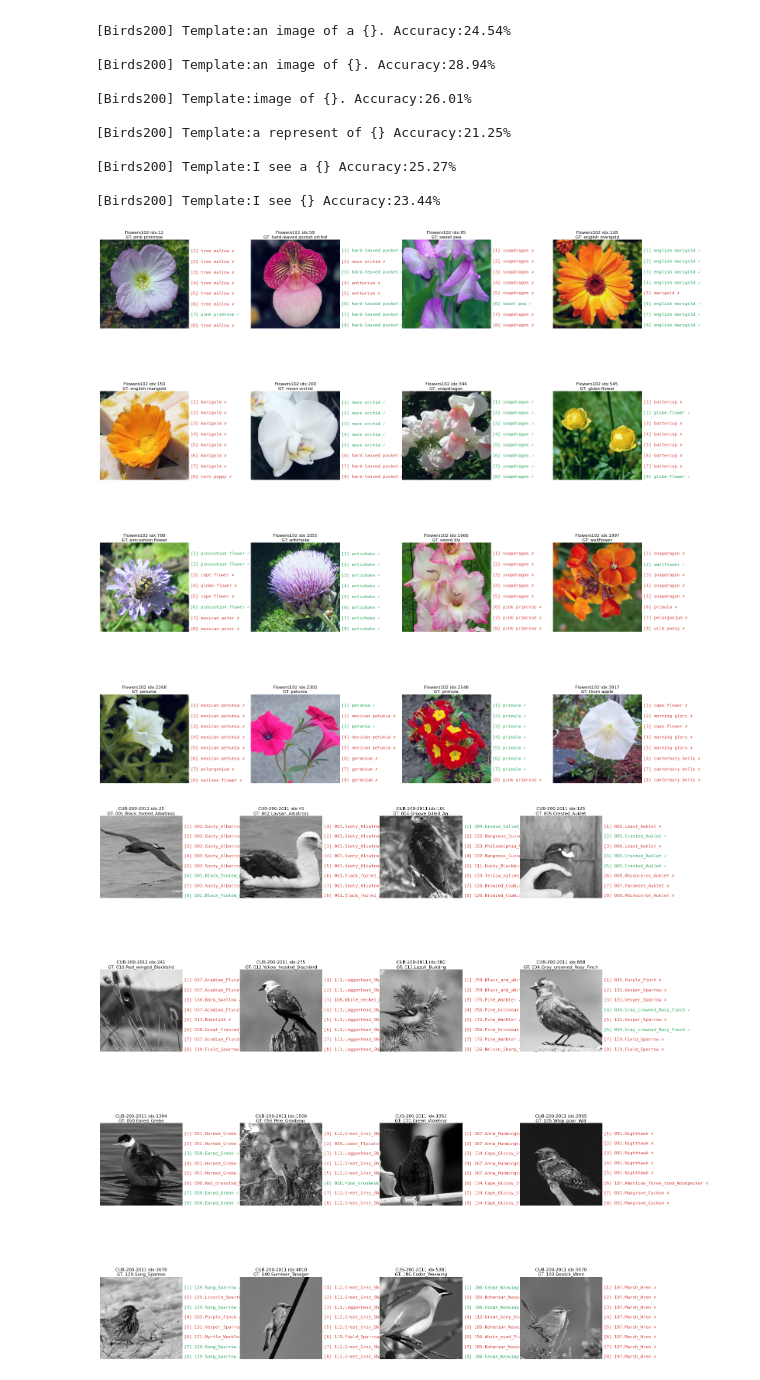
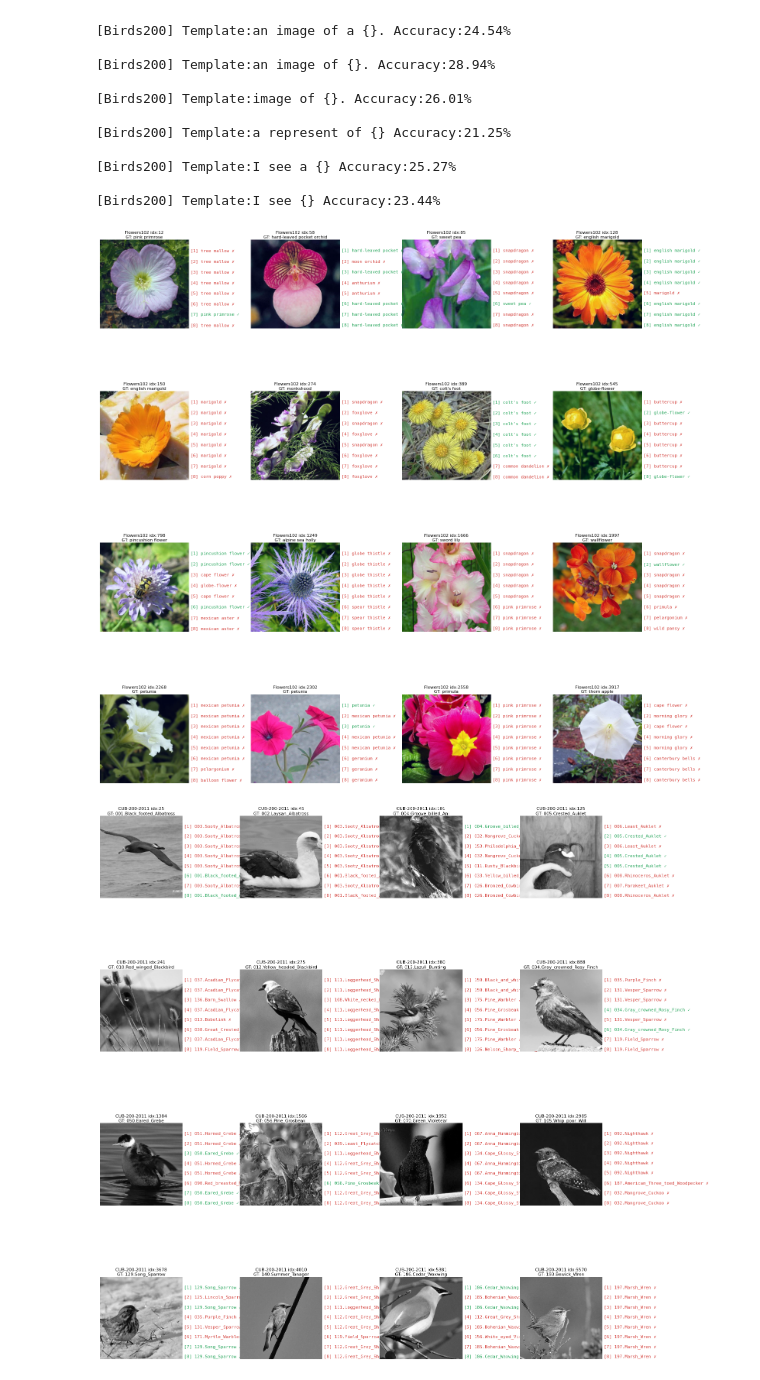
Before and after one commit to abattada/CLIP_HW, a Jupyter notebook: Task1.ipynb, the cells around one changed output. Cells and saved outputs as stored; diff of their text form; code cells hidden in the pictures.

Commit message:
Finalize images

```diff
--- a/Task1.ipynb
+++ b/Task1.ipynb
@@ -420,16 +420,16 @@ def visualize_multi_prompt_compact_indices(
 # %%
 
 visualize_multi_prompt_compact_indices(
     flowers102_test_dts,
     flowers102_class_names,
     prompt_templates,
-    indices=[12, 58, 85, 128, 150, 200, 344, 545, 798, 1055, 1666, 1997, 2268, 2302, 2548, 3917],
+    indices=[12, 58, 85, 128, 150, 274, 389, 545, 798, 1249, 1666, 1997, 2268, 2302, 2558, 3917],
     num_images=16,
     cols=4,
     dataset_name="Flowers102"
 )
 # %% [output]
-[figure, old version]
+[figure, new version]
 # %%
 # 顯示 16 張鳥類圖片 (可指定索引或隨機)
 visualize_multi_prompt_compact_indices(
```
